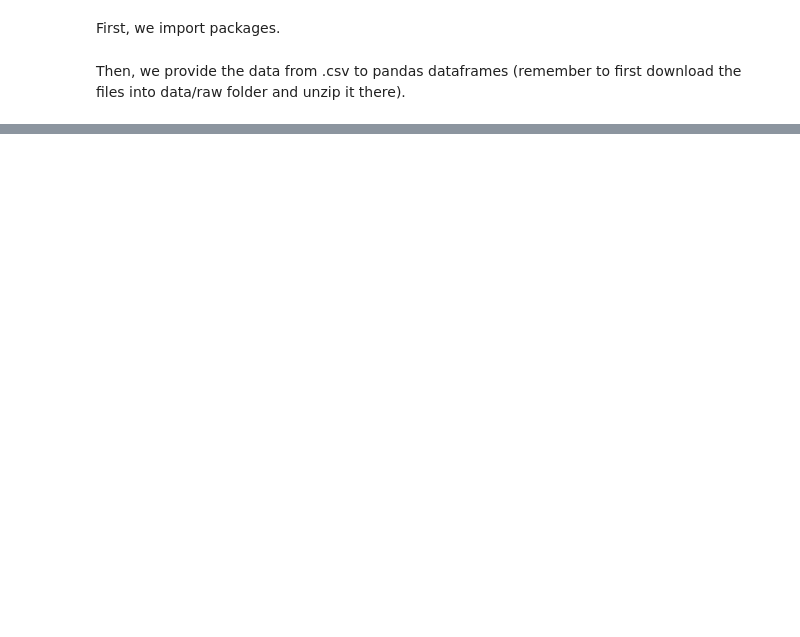
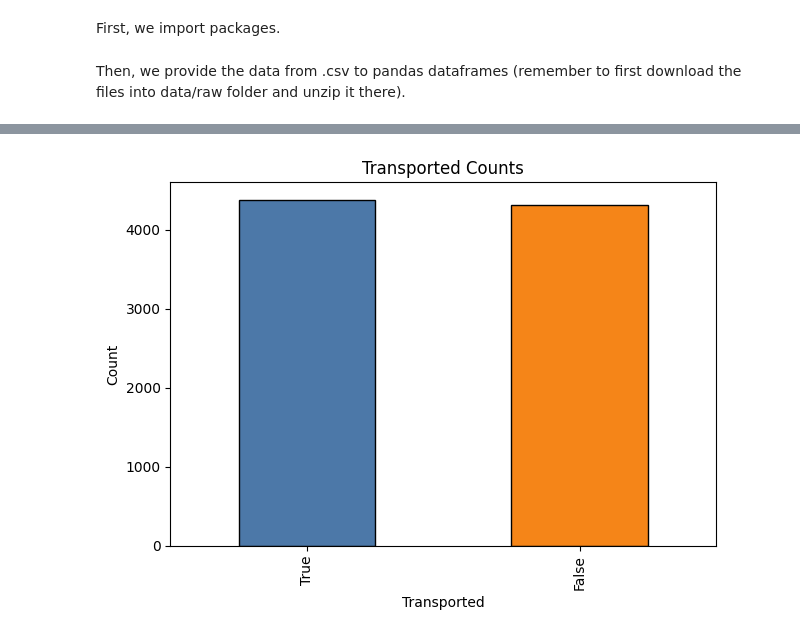
Before and after one commit to emilook86/titanic-moa, a Jupyter notebook: EDA.ipynb, the cells around one changed output, grey strips where cells are left out. Cells and saved outputs as stored; diff of their text form; code cells hidden in the pictures; blank space fills up the shorter version.

```diff
--- a/EDA.ipynb
+++ b/EDA.ipynb
@@ -9,3 +10,5 @@ Then, we provide the data from .csv to pandas dataframes (remember to first down
 # %%
 PROJECT_ROOT = Path.cwd()
 RAW_DATA_DIR = PROJECT_ROOT / "data" / "raw"
+df = pd.read_csv(RAW_DATA_DIR / "train.csv")
+df.head()
@@ -37,0 +82,12 @@ Things that could be done:
+# %%
+transported_counts = df["Transported"].value_counts(dropna=False)
+ax = transported_counts.plot(
+    kind="bar", color=["#4C78A8", "#F58518"], edgecolor="black"
+)
+ax.set_title("Transported Counts")
+ax.set_xlabel("Transported")
+ax.set_ylabel("Count")
+plt.tight_layout()
+plt.show()
+# %% [output]
+[figure, added]
```
Also changed, not shown: parts of 13 cells of this notebook, 3 other files.
